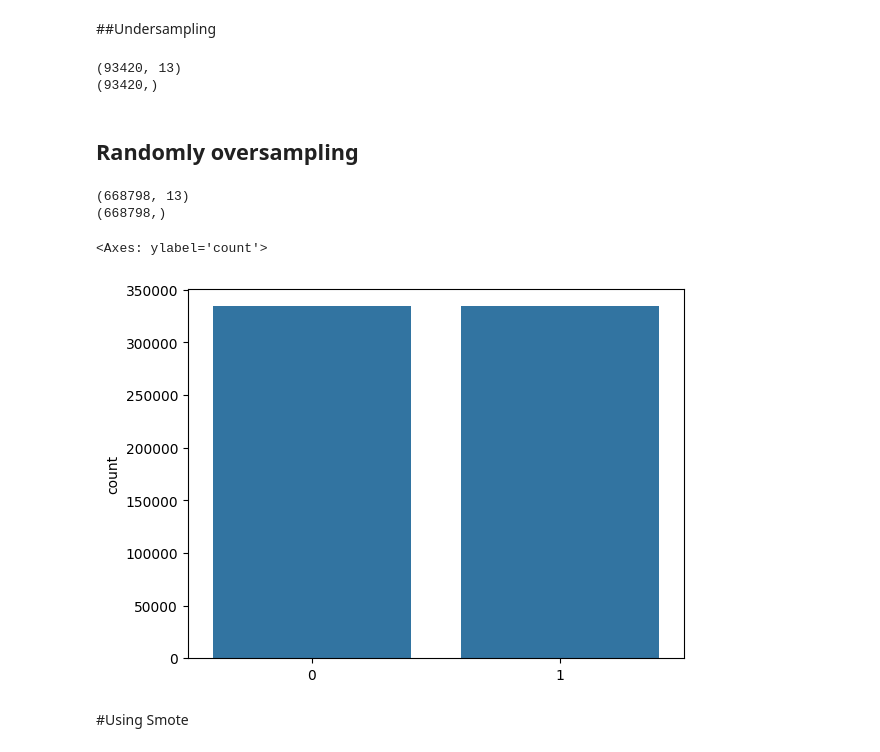
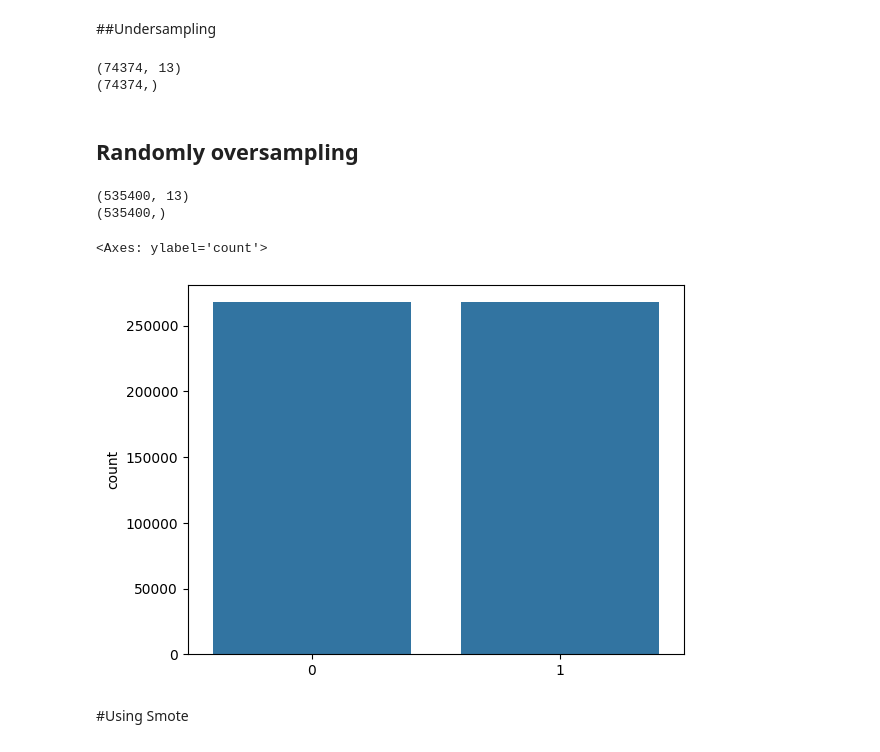
Before and after one commit to khanhvy31/Classification_Imbalance_Tutorial, a Jupyter notebook: Insurance_Dataset.ipynb, the cells around one changed output. Drawn from its saved outputs; the diff is of its cells as text; code cells hidden in the pictures.

```diff
--- a/Insurance_Dataset.ipynb
+++ b/Insurance_Dataset.ipynb
@@ -102,3 +102,6 @@ The model will easily achieve 87.7% of accuracy by always predicting 0
 # Train Test Split
 # %% [markdown]
 There are a couple of reasons why we want to split before we balance the target. We want to work on training set ONLY. Test set should be **always** set aside as it will represent for our "outsample" which in real life, we haven't seen before
+# %%
+features = df.drop(columns = 'Response')
+label = df['Response']
@@ -110,11 +116,11 @@ There are a couple of reasons why we want to split before we balance the target.
 from imblearn.under_sampling import RandomUnderSampler
 rus = RandomUnderSampler(random_state=42) #reproducebility
 x_train_rus, y_train_rus = rus.fit_resample(x_train, y_train)
-print(feature_rus.shape)
-print(label_rus.shape)
+print(x_train_rus.shape)
+print(y_train_rus.shape)
 # %% [output]
-(93420, 13)
-(93420,)
+(74374, 13)
+(74374,)
 # %% [markdown]
 ## Randomly oversampling
 # %%
@@ -122,15 +128,15 @@ print(label_rus.shape)
 #load library
 from imblearn.over_sampling import RandomOverSampler
 ros = RandomOverSampler(random_state=42) #reproducebility
-feature_ros, label_ros = ros.fit_resample(features, label)
-print(feature_ros.shape)
-print(label_ros.shape)
+x_train_ros, y_train_ros = ros.fit_resample(x_train, y_train)
+print(x_train_ros.shape)
+print(y_train_ros.shape)
 # %% [output]
-(668798, 13)
-(668798,)
+(535400, 13)
+(535400,)
 # %%
 #double check the count of each variable again
-sns.barplot(x = ['0','1'], y = label_ros.value_counts())
+sns.barplot(x = ['0','1'], y = y_train_ros.value_counts())
 # %% [output]
 <Axes: ylabel='count'>
-[figure, old version]
+[figure, new version]
```
Also changed, not shown: parts of 7 cells of this notebook.
